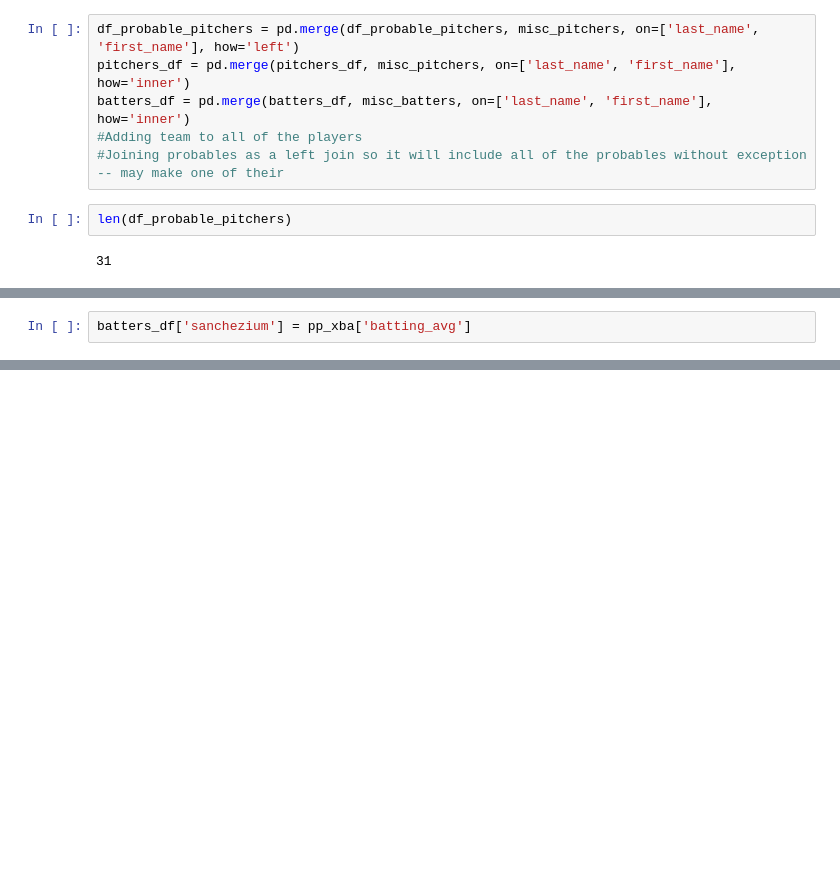
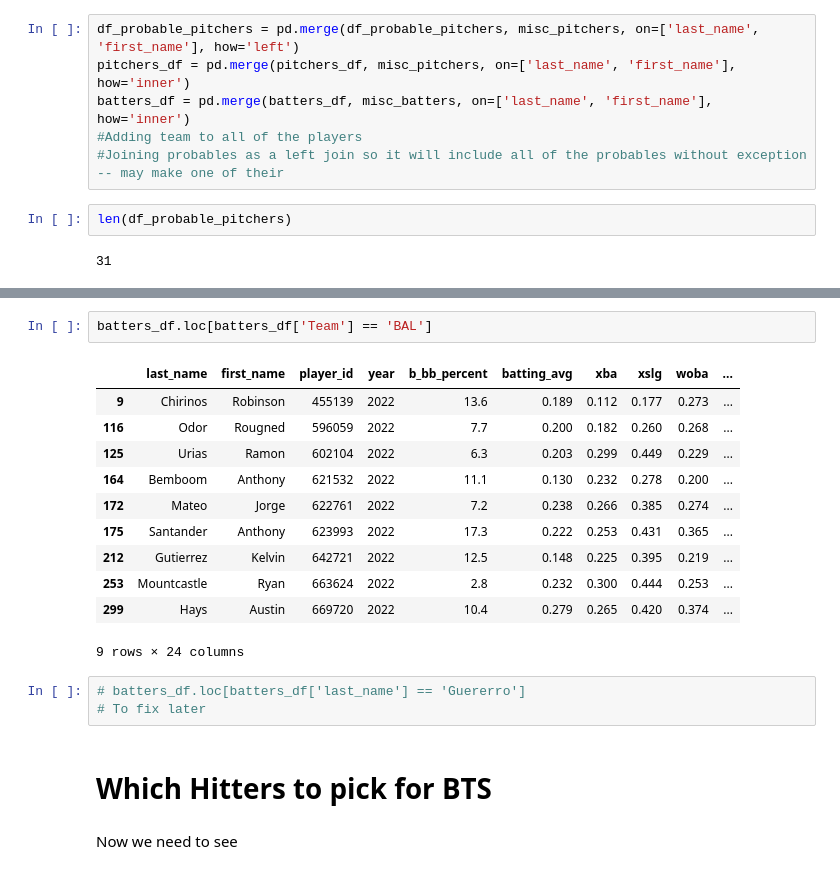
Before and after one commit to dkeyer/baseball_stuff, a Jupyter notebook: MLB_EDA.ipynb, the cells around one changed output, grey strips where cells are left out. Cells and saved outputs as stored; diff of their text form; blank space fills up the shorter version.

```diff
--- a/MLB_EDA.ipynb
+++ b/MLB_EDA.ipynb
@@ -188,2 +238,0 @@ So for example if Oakland is playing Cleveland, I can switch the pitchers with e
-# %%
-batters_df['sanchezium'] = pp_xba['batting_avg']
@@ -215,0 +290,21 @@ Now we need to see
+# %%
+batters_df.loc[batters_df['Team'] == 'BAL']
+# %% [output]
+|  | last_name | first_name | player_id | year | b_bb_percent | batting_avg | xba | xslg | woba | ... |
+| 9 | Chirinos | Robinson | 455139 | 2022 | 13.6 | 0.189 | 0.112 | 0.177 | 0.273 | ... |
+| 116 | Odor | Rougned | 596059 | 2022 | 7.7 | 0.200 | 0.182 | 0.260 | 0.268 | ... |
+| 125 | Urias | Ramon | 602104 | 2022 | 6.3 | 0.203 | 0.299 | 0.449 | 0.229 | ... |
+| 164 | Bemboom | Anthony | 621532 | 2022 | 11.1 | 0.130 | 0.232 | 0.278 | 0.200 | ... |
+| 172 | Mateo | Jorge | 622761 | 2022 | 7.2 | 0.238 | 0.266 | 0.385 | 0.274 | ... |
+| 175 | Santander | Anthony | 623993 | 2022 | 17.3 | 0.222 | 0.253 | 0.431 | 0.365 | ... |
+| 212 | Gutierrez | Kelvin | 642721 | 2022 | 12.5 | 0.148 | 0.225 | 0.395 | 0.219 | ... |
+| 253 | Mountcastle | Ryan | 663624 | 2022 | 2.8 | 0.232 | 0.300 | 0.444 | 0.253 | ... |
+| 299 | Hays | Austin | 669720 | 2022 | 10.4 | 0.279 | 0.265 | 0.420 | 0.374 | ... |
+9 rows × 24 columns
+# %%
+# batters_df.loc[batters_df['last_name'] == 'Guererro']
+# To fix later
+# %% [markdown]
+# Which Hitters to pick for BTS
+# %% [markdown]
+Now we need to see
```
Also changed, not shown: parts of 49 cells of this notebook.
